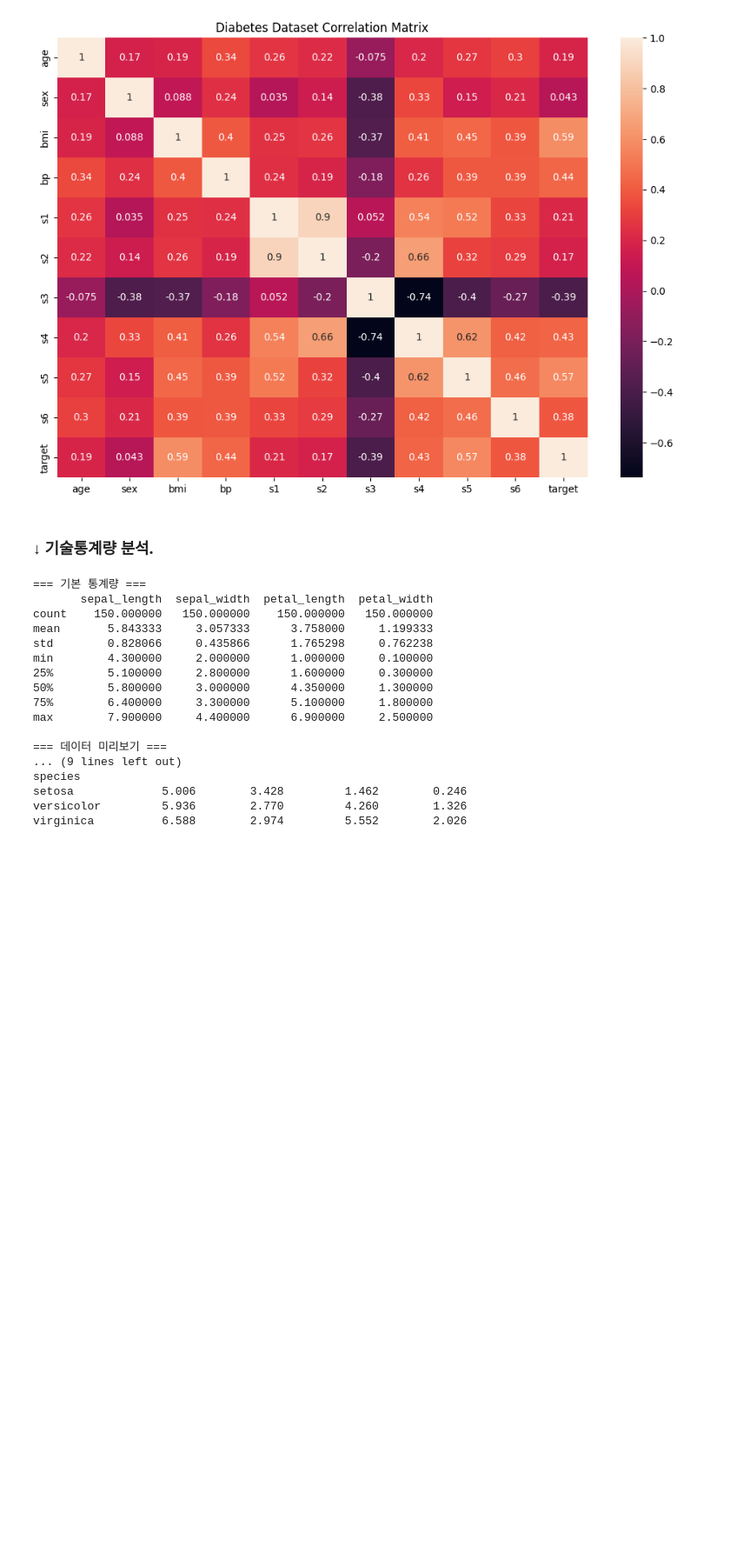
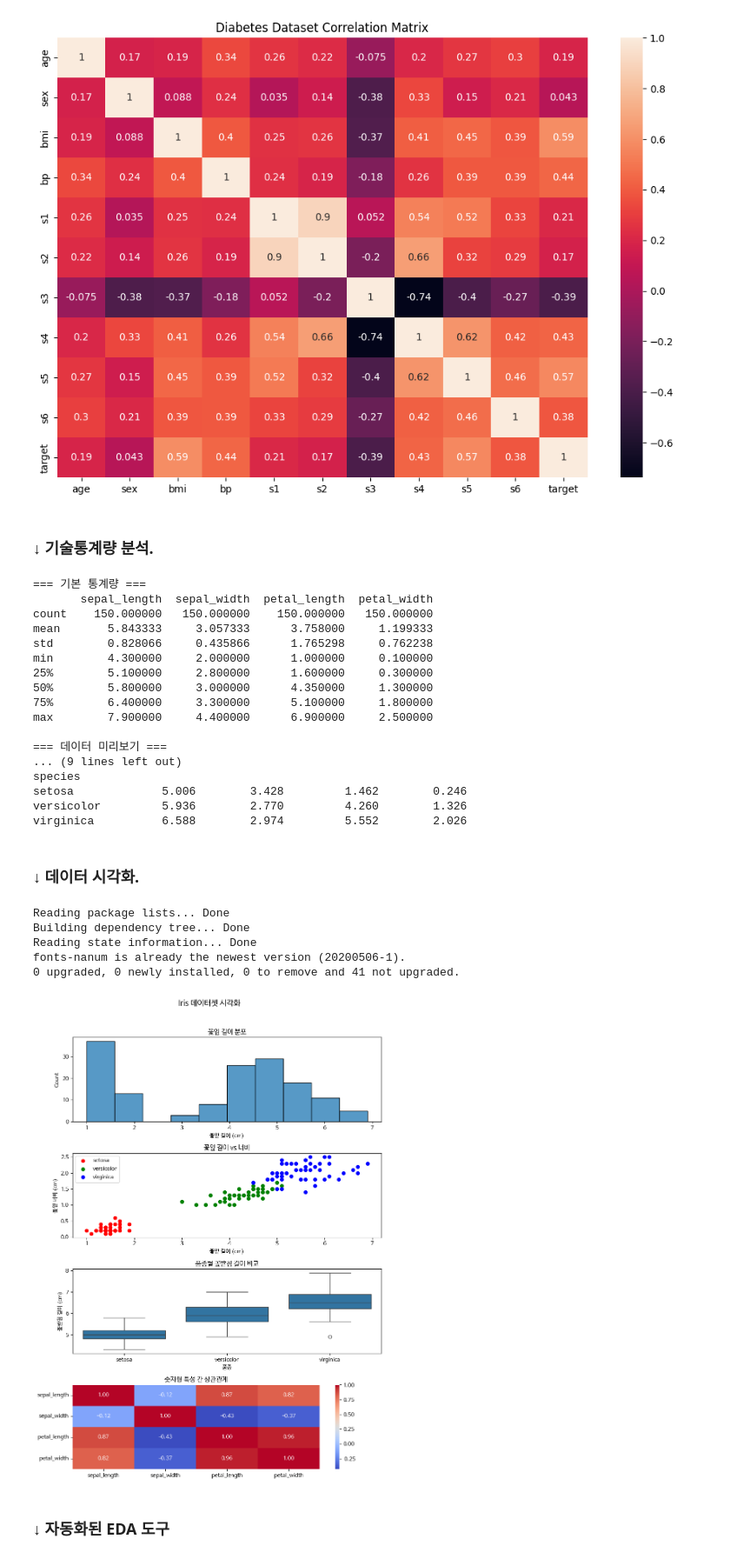
Before and after one commit to hajju0617/Data-Analysis-Study, a Jupyter notebook: data_analysis.ipynb, the cells around one changed output. Shown at 87% size. Drawn from its saved outputs; the diff is of its cells as text; code cells hidden in the pictures; blank space fills up the shorter version.

Commit message:
데이터 분석(data_analysis)

```diff
--- a/data_analysis.ipynb
+++ b/data_analysis.ipynb
@@ -215,3 +250,79 @@ species
 setosa             5.006        3.428         1.462        0.246
 versicolor         5.936        2.770         4.260        1.326
 virginica          6.588        2.974         5.552        2.026
+# %% [markdown]
+### ↓ 데이터 시각화.
+# %%
+# 한글 처리를 위한 matplotlib 설정.
+import matplotlib.pyplot as plt
+
+!sudo apt-get install -y fonts-nanum
+!sudo fc-cache –fv
+!rm ~/.cache/matplotlib -rf
+
+plt.rc('font', family='NanumBarunGothic')
+
+# colab -> 런타임 -> 세션 다시 시작.
+# %% [output]
+Reading package lists... Done
+Building dependency tree... Done
+Reading state information... Done
+fonts-nanum is already the newest version (20200506-1).
+0 upgraded, 0 newly installed, 0 to remove and 41 not upgraded.
+# %%
+import matplotlib.pyplot as plt
+import seaborn as sns
+
+# 아이리스 데이터셋 로드.
+df = sns.load_dataset('iris')
+
+# 서브플롯 설정.
+plt.figure(figsize=(9, 12))
+plt.suptitle('Iris 데이터셋 시각화', y=1.02, fontsize=14)
+
+# 첫 번째 서브플롯: 꽃잎 길이 분포. 4행 1열 1인덱스 (히스토그램)
+plt.subplot(4, 1, 1)
+# seaborn을 이용하여 petal_length를 10개 구간으로 나누어 히스토그램 표시.
+sns.histplot(df['petal_length'], bins=10)
+plt.title('꽃잎 길이 분포')
+plt.xlabel('꽃잎 길이 (cm)')
+
+# 두 번째 서브플롯: 꽃잎 길이 vs 너비. 4행 1열 2인덱스 (산점도)
+plt.subplot(4, 1, 2)
+species_list = df['species'].unique()
+colors = {'setosa':'red', 'versicolor':'green', 'virginica':'blue'}
+
+for species in species_list:
+    species_data = df[df['species'] == species]
+    # matplotlib를 이용하여 길이, 넓이를 산점도로 표시.
+    plt.scatter(
+        species_data['petal_length'], species_data['petal_width'],
+        c=colors[species], label=species
+    )
+plt.title('꽃잎 길이 vs 너비')
+plt.xlabel('꽃잎 길이 (cm)')
+plt.ylabel('꽃잎 너비 (cm)')
+plt.legend()
+
+# 세 번째 서브플롯: 품종별 꽃받침 길이. 4행 1열 3인덱스 (박스플롯)
+plt.subplot(4, 1, 3)
+# seaborn을 이용하여 품종 별 꽃받침 길이를 박스플롯으로 표시.
+sns.boxplot(x='species', y='sepal_length', data=df)
+plt.title('품종별 꽃받침 길이 비교')
+plt.xlabel('품종')
+plt.ylabel('꽃받침 길이 (cm)')
+
+# 네 번째 서브플롯: 숫자형 특성 간 상관관계. 4행 1열 4인덱스 (히트맵)
+plt.subplot(4, 1, 4)
+numeric_df = df.select_dtypes(include='number')
+corr = numeric_df.corr()
+sns.heatmap(corr, annot=True, cmap='coolwarm', fmt=".2f")
+plt.title('숫자형 특성 간 상관관계')
+
+# 레이아웃 조정 및 그래프 표시.
+plt.tight_layout()
+plt.show()
+# %% [output]
+[figure, added]
+# %% [markdown]
+### ↓ 자동화된 EDA 도구
```
Also changed, not shown: parts of 6 cells of this notebook.
